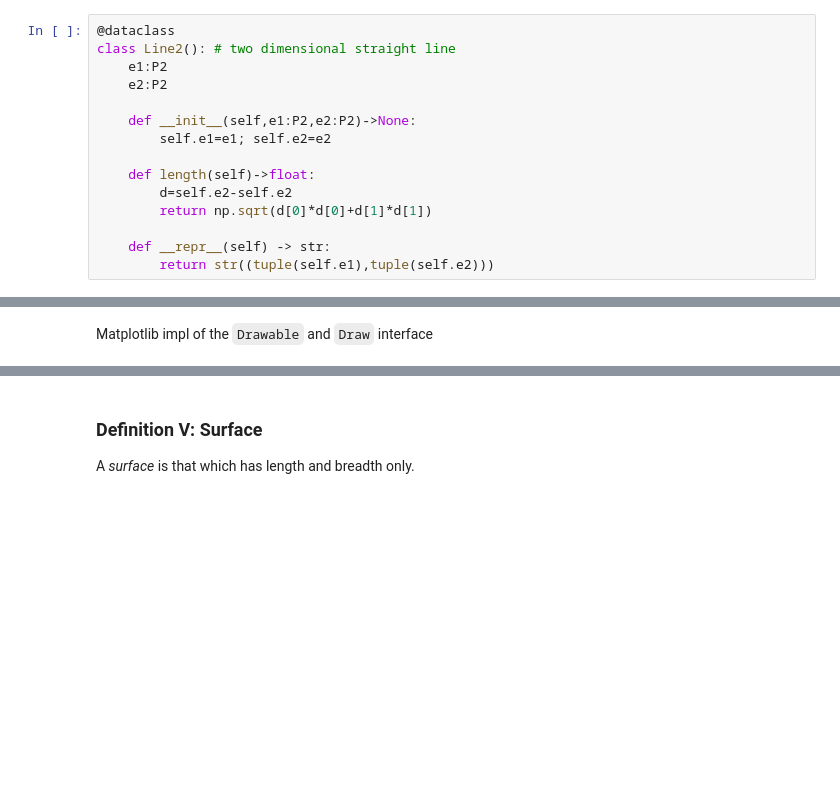
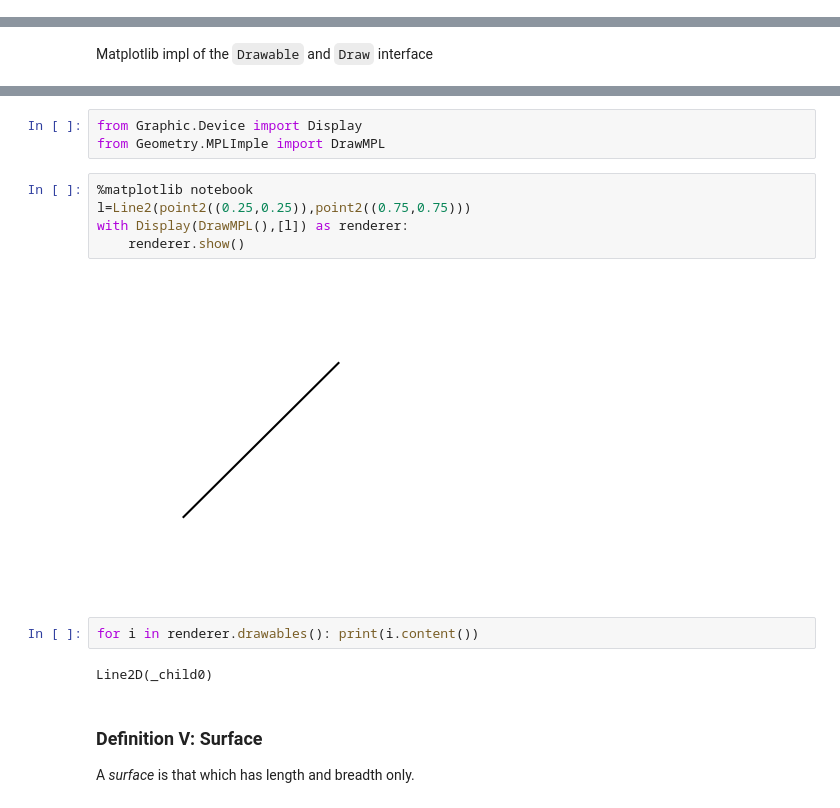
Before and after one commit to blackgolfer/super-qi, a Jupyter notebook: src/python/notes/math/geometry/bryne/book1.ipynb, the cells around one changed output, grey strips where cells are left out. Drawn from its saved outputs; the diff is of its cells as text; blank space fills up the shorter version.

Commit message:
second week on geometry

```diff
--- a/src/python/notes/math/geometry/bryne/book1.ipynb
+++ b/src/python/notes/math/geometry/bryne/book1.ipynb
@@ -67,18 +52,3 @@ The extremities of a line are points.
 # %% [markdown]
 ### Definition IV: Straight line
 A *straight* or right line is that which lies evenly between its extremities.
-# %%
-@dataclass
-class Line2(): # two dimensional straight line
-    e1:P2
-    e2:P2
-
-    def __init__(self,e1:P2,e2:P2)->None:
-        self.e1=e1; self.e2=e2
-
-    def length(self)->float:
-        d=self.e2-self.e2
-        return np.sqrt(d[0]*d[0]+d[1]*d[1])
-
-    def __repr__(self) -> str:
-        return str((tuple(self.e1),tuple(self.e2)))
@@ -170,3 +82,17 @@ plt.axis('off')
+# %%
+from Graphic.Device import Display
+from Geometry.MPLImple import DrawMPL
+# %%
+%matplotlib notebook
+l=Line2(point2((0.25,0.25)),point2((0.75,0.75)))
+with Display(DrawMPL(),[l]) as renderer:
+    renderer.show()
+# %% [output]
+[figure, added]
+# %%
+for i in renderer.drawables(): print(i.content())
+# %% [output]
+Line2D(_child0)
 # %% [markdown]
 ### Definition V: Surface
 A *surface* is that which has length and breadth only.
```
Also changed, not shown: parts of 65 cells of this notebook, 27 other files.
